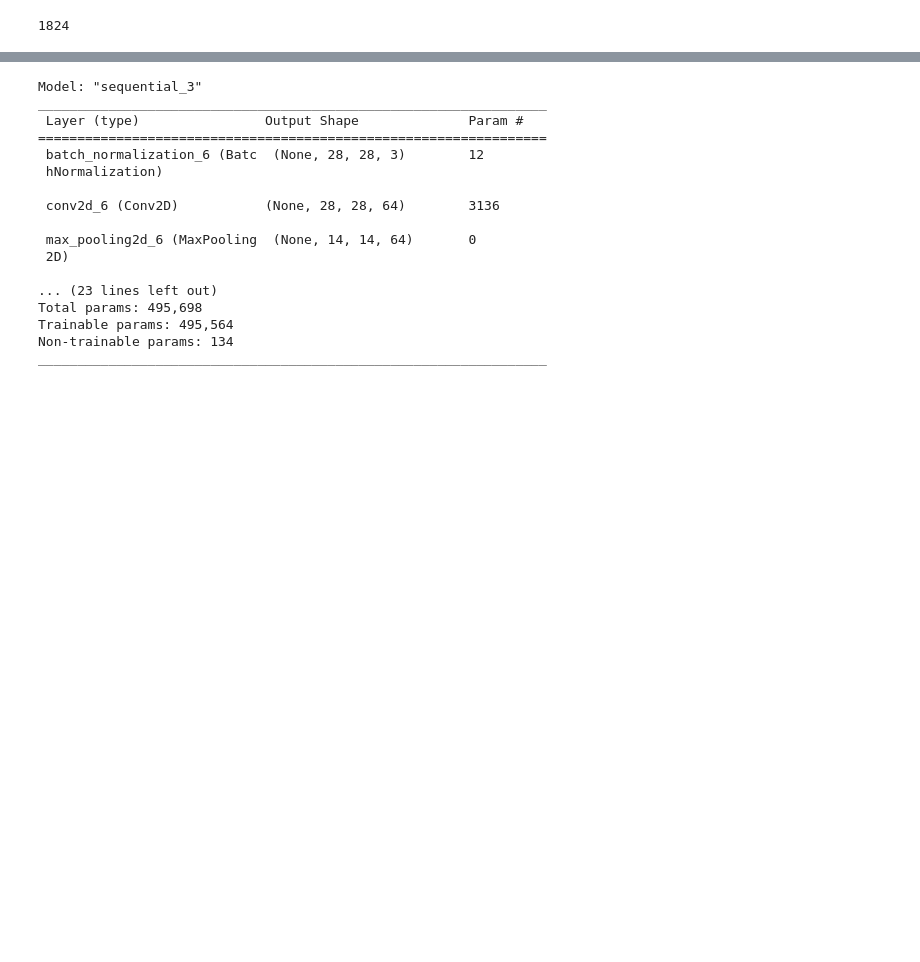
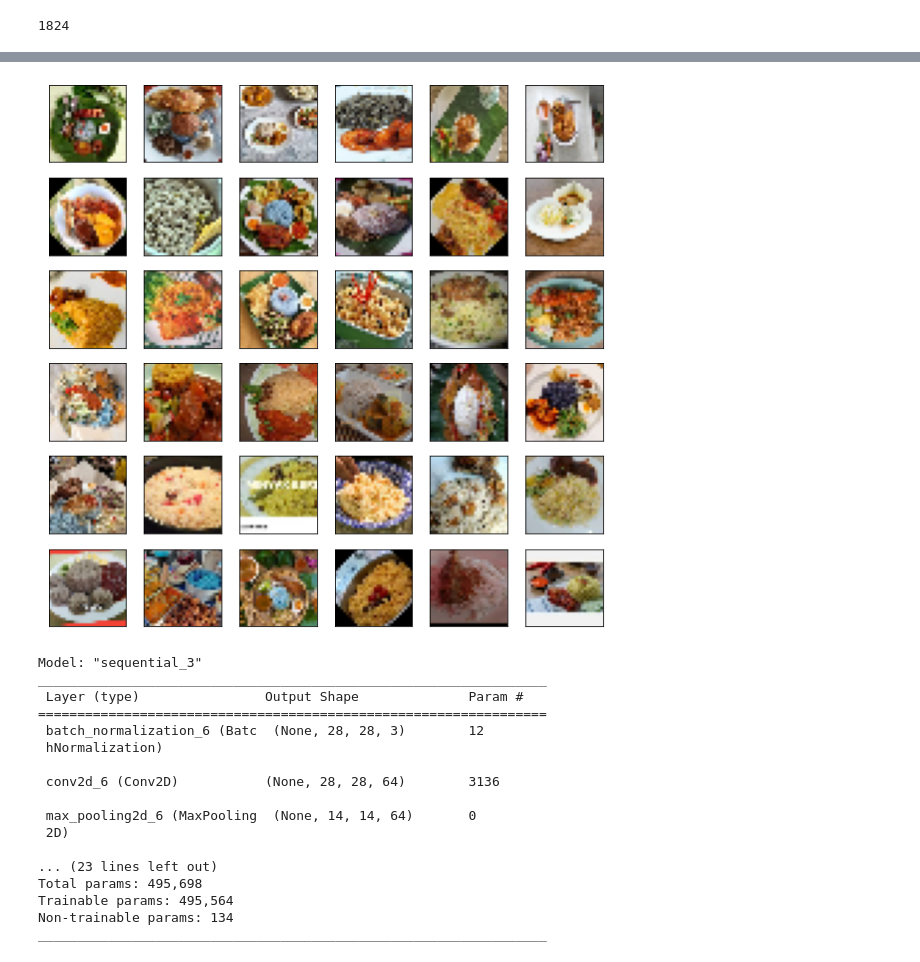
Before and after one commit to jinwenhua/cnn_nasi, a Jupyter notebook: algorithm_cnn.ipynb, the cells around one changed output, grey strips where cells are left out. Saved outputs shown, nothing was run; the diff lists cells and outputs as text; code cells hidden in the pictures; blank space fills up the shorter version.

```diff
--- a/algorithm_cnn.ipynb
+++ b/algorithm_cnn.ipynb
@@ -332,3 +332,14 @@ X_test_shaped, y_test_shaped = preprocess_data(X_test, y_test)
+# %%
+plt.figure(figsize = (10, 10))
+for i in range(36):  # do dogs and cats
+    plt.subplot(6, 6, i + 1)
+    plt.xticks([])
+    plt.yticks([])
+    plt.grid(False)
+    plt.imshow(X_test_shaped[i])
+plt.show()  # display!
+# %% [output]
+[figure, added]
 # %%
 import tensorflow as tf
 def create_model(loss = None, optimizer = None, metrics = None):
```
Also changed, not shown: parts of 3 cells of this notebook, 1 other file.
